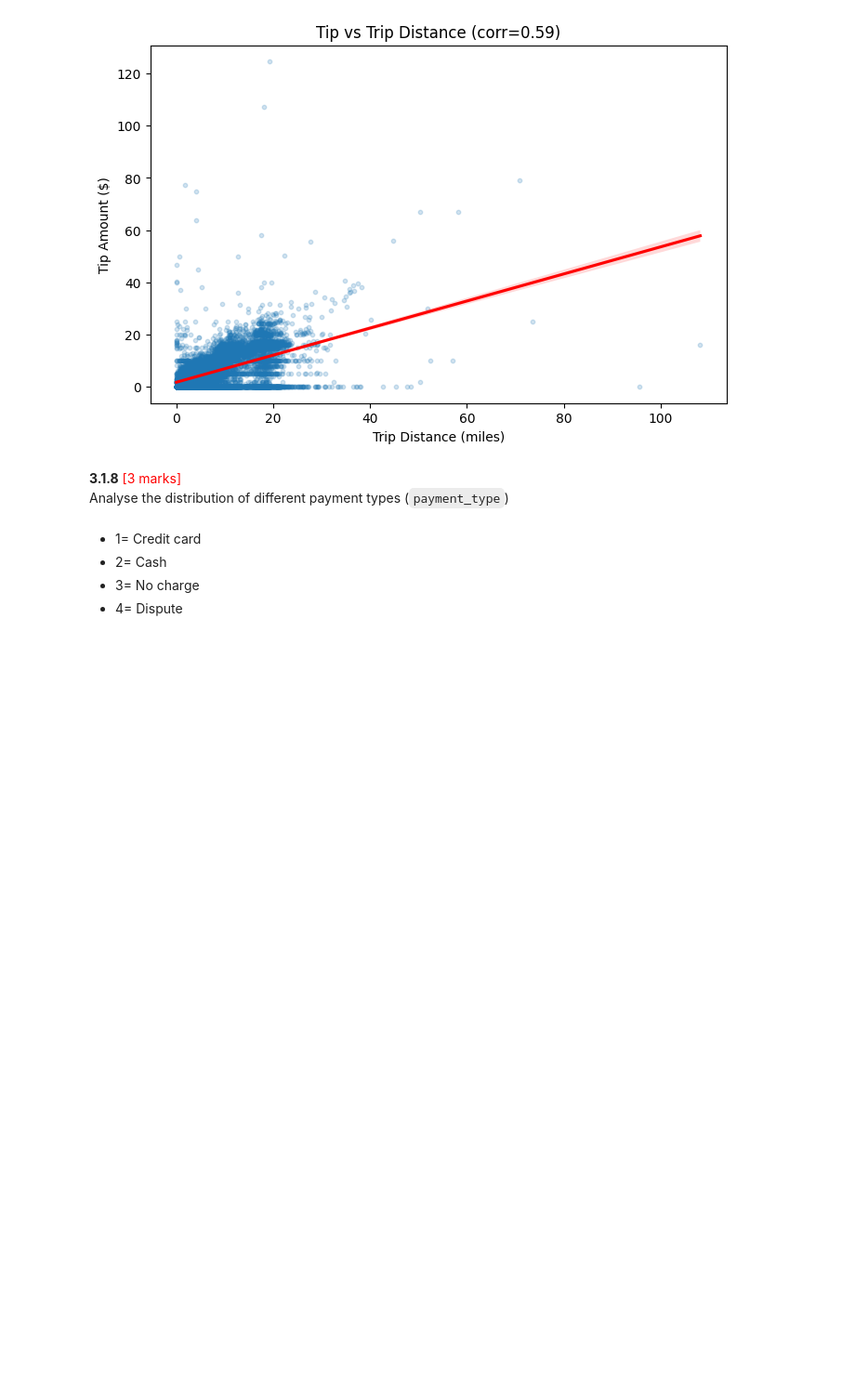
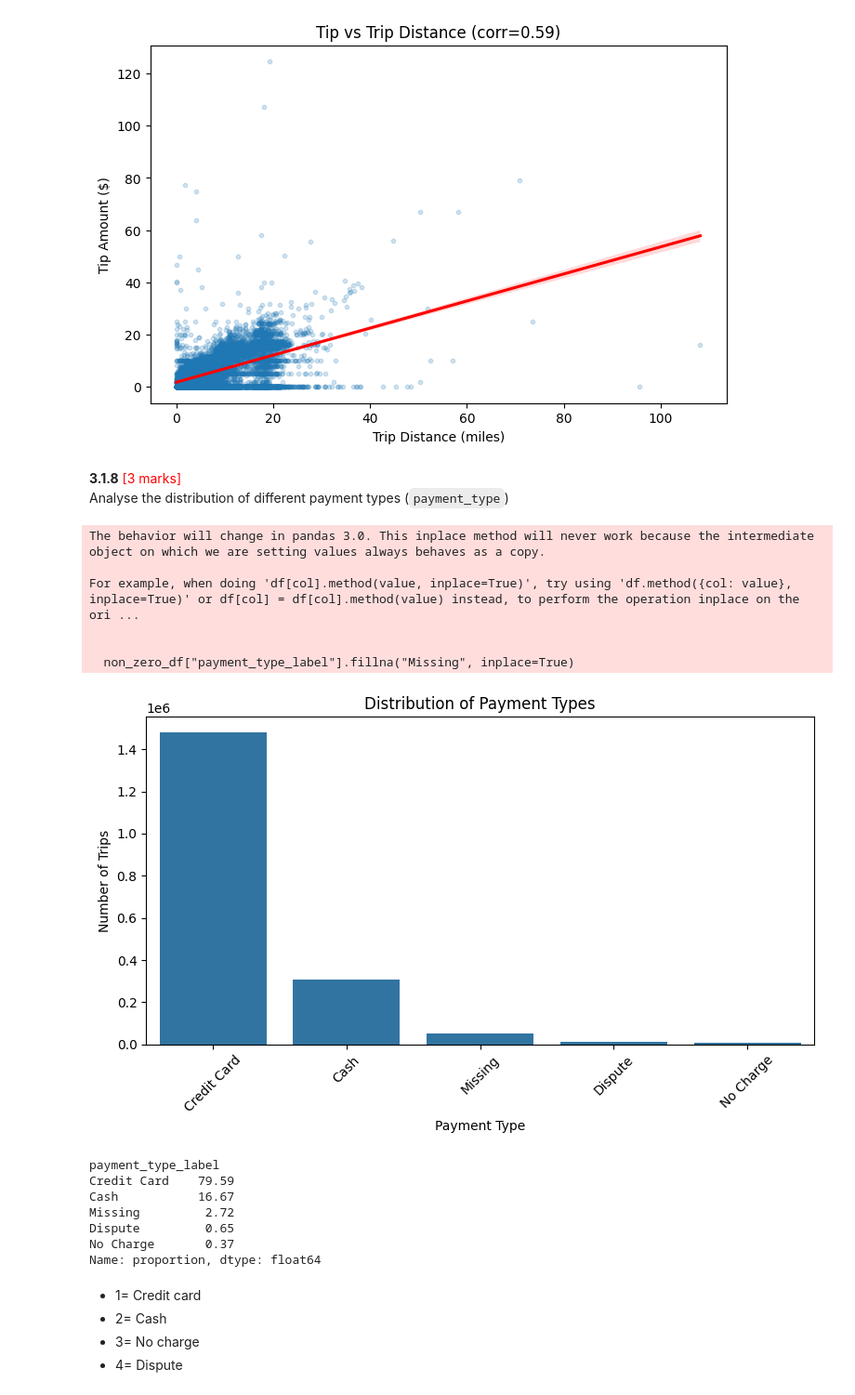
Before and after one commit to abinasn/ds-ml-projects, a Jupyter notebook: datasets_and_dictionary_nyc_assignment/EDA_Assg_NYC_Taxi_Starter.ipynb, the cells around one changed output. Shown at 93% size. Saved outputs shown, nothing was run; the diff lists cells and outputs as text; code cells hidden in the pictures; blank space fills up the shorter version.

```diff
--- a/datasets_and_dictionary_nyc_assignment/EDA_Assg_NYC_Taxi_Starter.ipynb
+++ b/datasets_and_dictionary_nyc_assignment/EDA_Assg_NYC_Taxi_Starter.ipynb
@@ -852,3 +850,50 @@ Analyse the distribution of different payment types (`payment_type`)
+# %%
+# Analyse the distribution of different payment types (payment_type).
+payment_map = {
+    0: "Flex Fare",
+    1: "Credit Card",
+    2: "Cash",
+    3: "No Charge",
+    4: "Dispute",
+    5: "Unknown",
+    6: "Voided Trip"
+}
+
+non_zero_df["payment_type_label"] = (
+    non_zero_df["payment_type"]
+    .dropna()
+    .astype(int)
+    .map(payment_map)
+)
+
+non_zero_df["payment_type_label"].fillna("Missing", inplace=True)
+
+plt.figure(figsize=(8,5))
+sns.countplot(data=non_zero_df, x="payment_type_label", order=non_zero_df["payment_type_label"].value_counts().index)
+plt.title("Distribution of Payment Types")
+plt.xlabel("Payment Type")
+plt.ylabel("Number of Trips")
+plt.xticks(rotation=45)
+plt.tight_layout()
+plt.show()
+
+payment_counts = non_zero_df["payment_type_label"].value_counts(normalize=True) * 100
+print(payment_counts.round(2))
+# %% [output]
+The behavior will change in pandas 3.0. This inplace method will never work because the intermediate object on which we are setting values always behaves as a copy.
+
+For example, when doing 'df[col].method(value, inplace=True)', try using 'df.method({col: value}, inplace=True)' or df[col] = df[col].method(value) instead, to perform the operation inplace on the ori ...
+
+
+  non_zero_df["payment_type_label"].fillna("Missing", inplace=True)
+[figure, added]
+payment_type_label
+Credit Card    79.59
+Cash           16.67
+Missing         2.72
+Dispute         0.65
+No Charge       0.37
+Name: proportion, dtype: float64
 # %% [markdown]
 - 1= Credit card
 - 2= Cash
```
Also changed, not shown: parts of 49 cells of this notebook.
